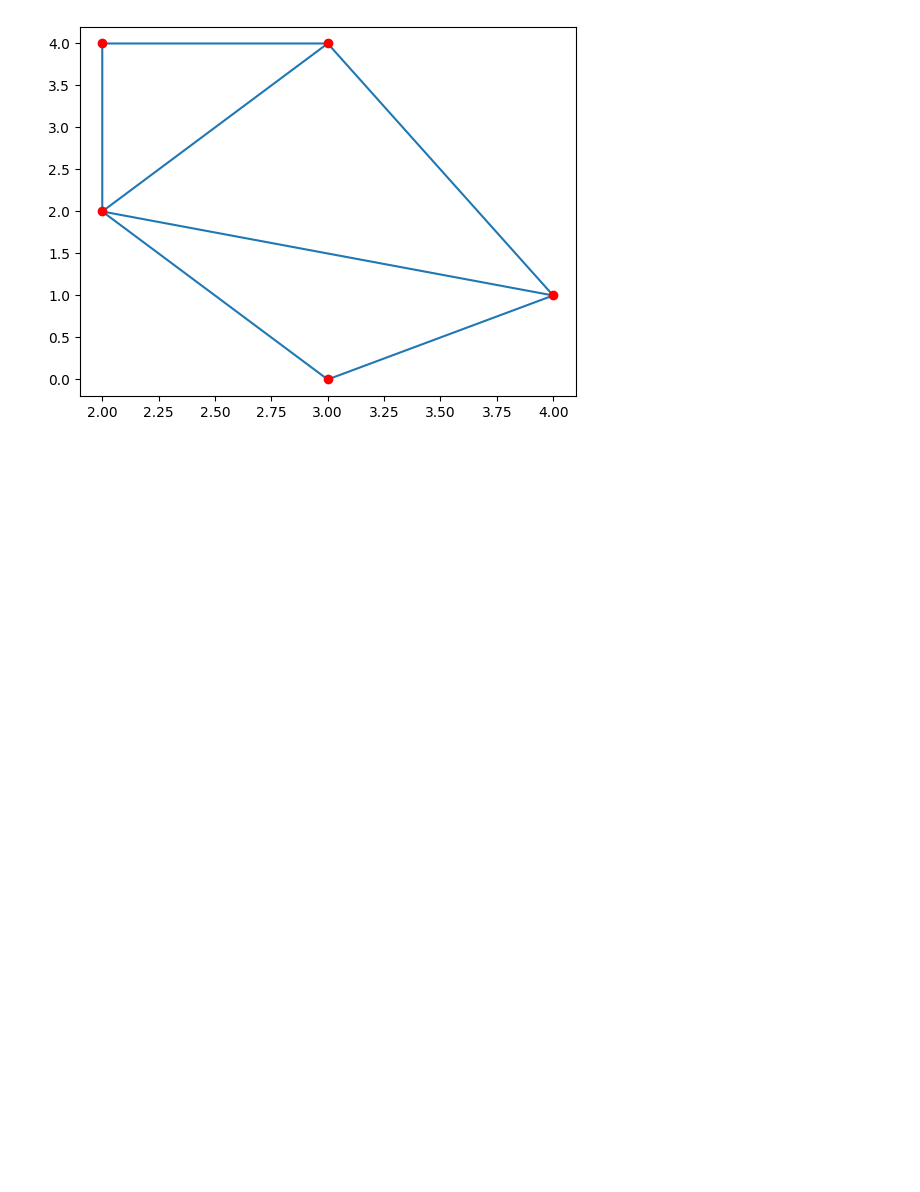
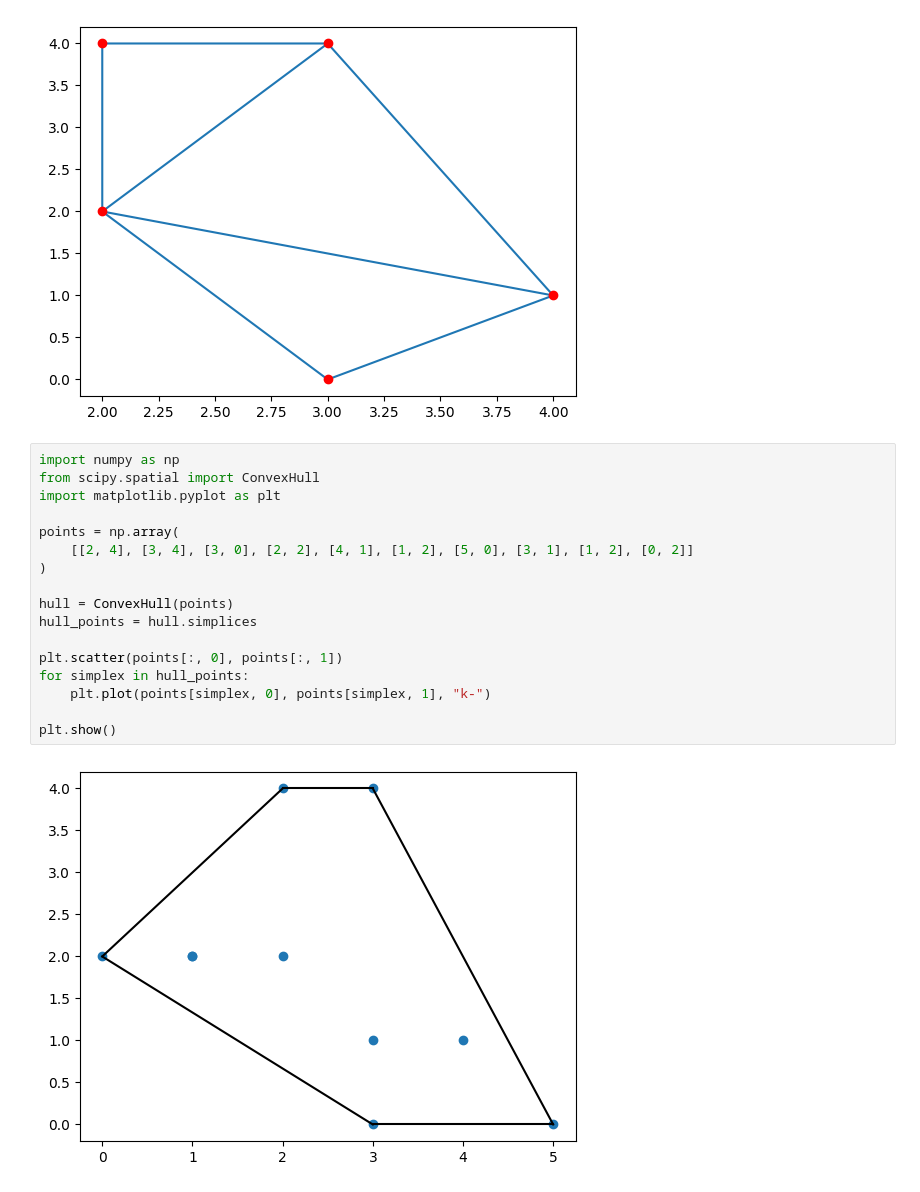
Before and after one commit to MAK8405/SciPy-Hub, a Jupyter notebook: SciPy.ipynb, the cells around one changed output. Drawn from its saved outputs; the diff is of its cells as text; blank space fills up the shorter version.

Commit message:
Continue SciPy Spatial Data

```diff
--- a/SciPy.ipynb
+++ b/SciPy.ipynb
@@ -255,3 +255,22 @@ plt.scatter(points[:, 0], points[:, 1], color="r")
 plt.show()
 # %% [output]
 [figure]
+# %%
+import numpy as np
+from scipy.spatial import ConvexHull
+import matplotlib.pyplot as plt
+
+points = np.array(
+    [[2, 4], [3, 4], [3, 0], [2, 2], [4, 1], [1, 2], [5, 0], [3, 1], [1, 2], [0, 2]]
+)
+
+hull = ConvexHull(points)
+hull_points = hull.simplices
+
+plt.scatter(points[:, 0], points[:, 1])
+for simplex in hull_points:
+    plt.plot(points[simplex, 0], points[simplex, 1], "k-")
+
+plt.show()
+# %% [output]
+[figure, added]
```
